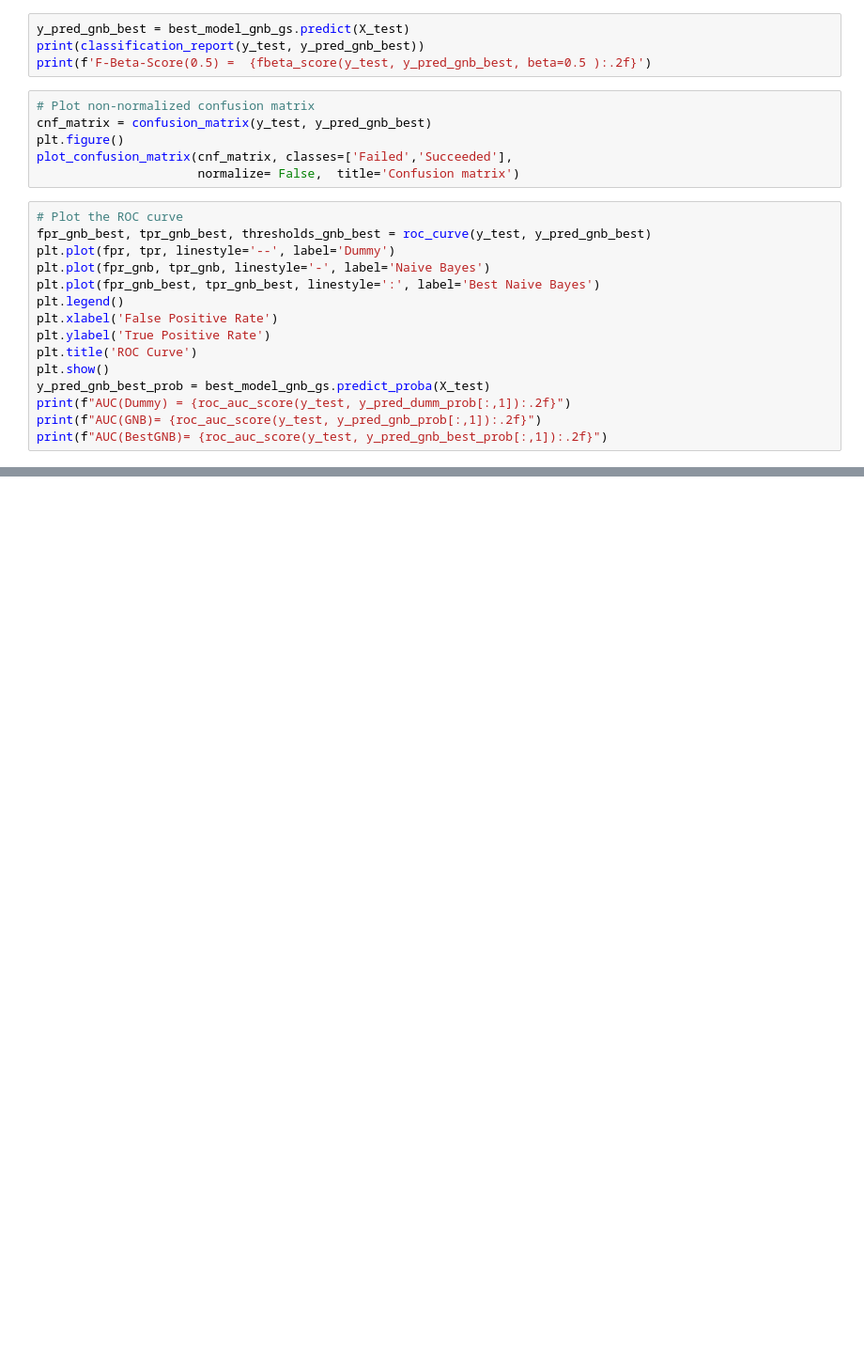
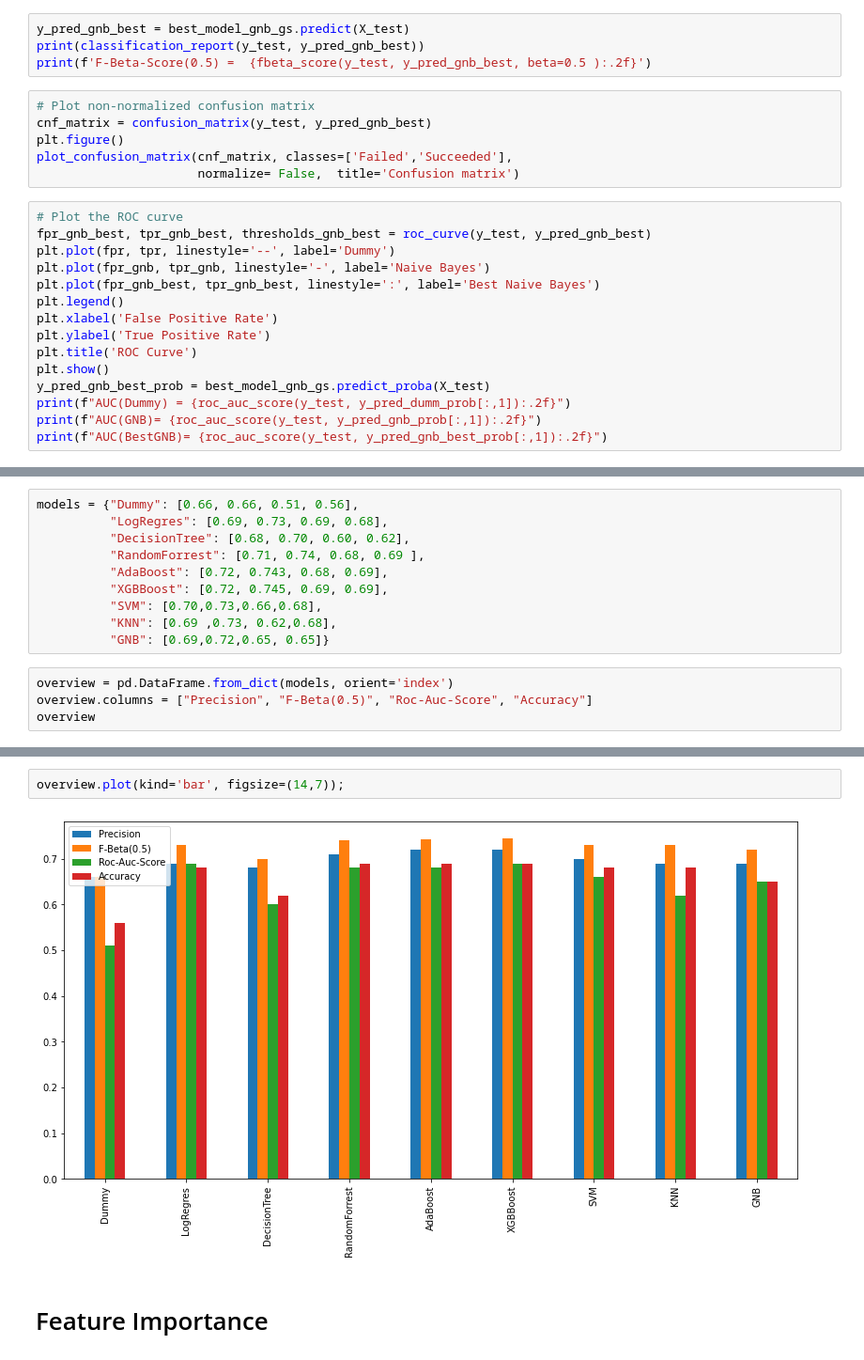
Before and after one commit to m-kno/mimic3, a Jupyter notebook: 05_Modeling.ipynb, the cells around one changed output, grey strips where cells are left out. Shown: that part at 94% size. Drawn from its saved outputs; the diff is of its cells as text; blank space fills up the shorter version.

```diff
--- a/05_Modeling.ipynb
+++ b/05_Modeling.ipynb
@@ -1006,0 +1009,14 @@ print(f"AUC(BestGNB)= {roc_auc_score(y_test, y_pred_gnb_best_prob[:,1]):.2f}")
+# %%
+models = {"Dummy": [0.66, 0.66, 0.51, 0.56],
+          "LogRegres": [0.69, 0.73, 0.69, 0.68],
+          "DecisionTree": [0.68, 0.70, 0.60, 0.62],
+          "RandomForrest": [0.71, 0.74, 0.68, 0.69 ],
+          "AdaBoost": [0.72, 0.743, 0.68, 0.69],
+          "XGBBoost": [0.72, 0.745, 0.69, 0.69],
+          "SVM": [0.70,0.73,0.66,0.68],
+          "KNN": [0.69 ,0.73, 0.62,0.68],
+          "GNB": [0.69,0.72,0.65, 0.65]}
+# %%
+overview = pd.DataFrame.from_dict(models, orient='index')
+overview.columns = ["Precision", "F-Beta(0.5)", "Roc-Auc-Score", "Accuracy"]
+overview
@@ -1006,0 +1034,6 @@ print(f"AUC(BestGNB)= {roc_auc_score(y_test, y_pred_gnb_best_prob[:,1]):.2f}")
+# %%
+overview.plot(kind='bar', figsize=(14,7));
+# %% [output]
+[figure, added]
+# %% [markdown]
+# Feature Importance
```
Also changed, not shown: parts of 4 cells of this notebook.
